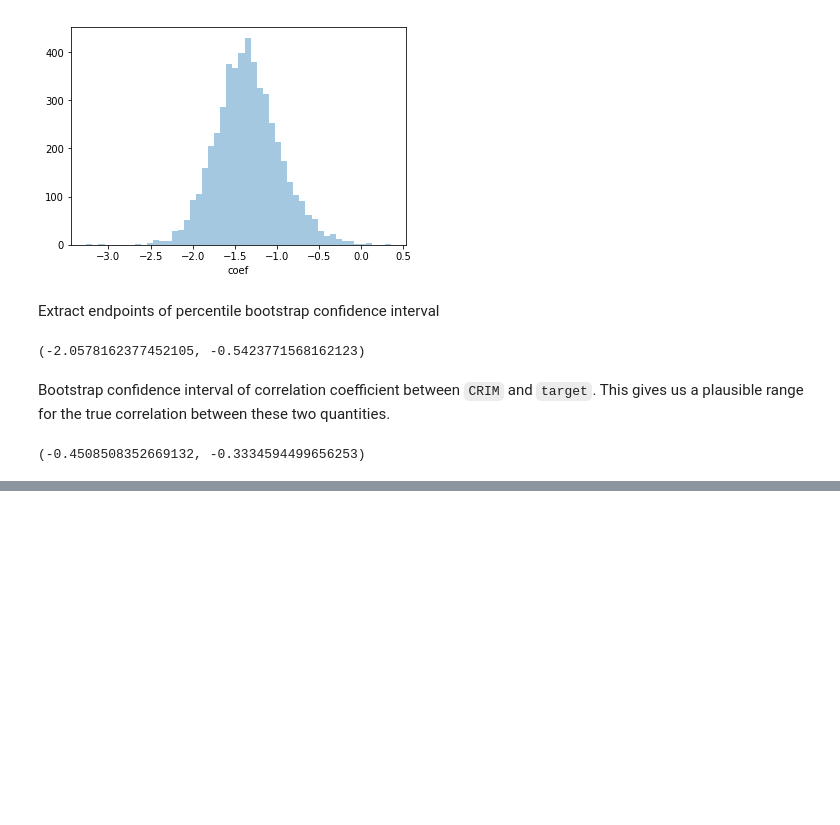
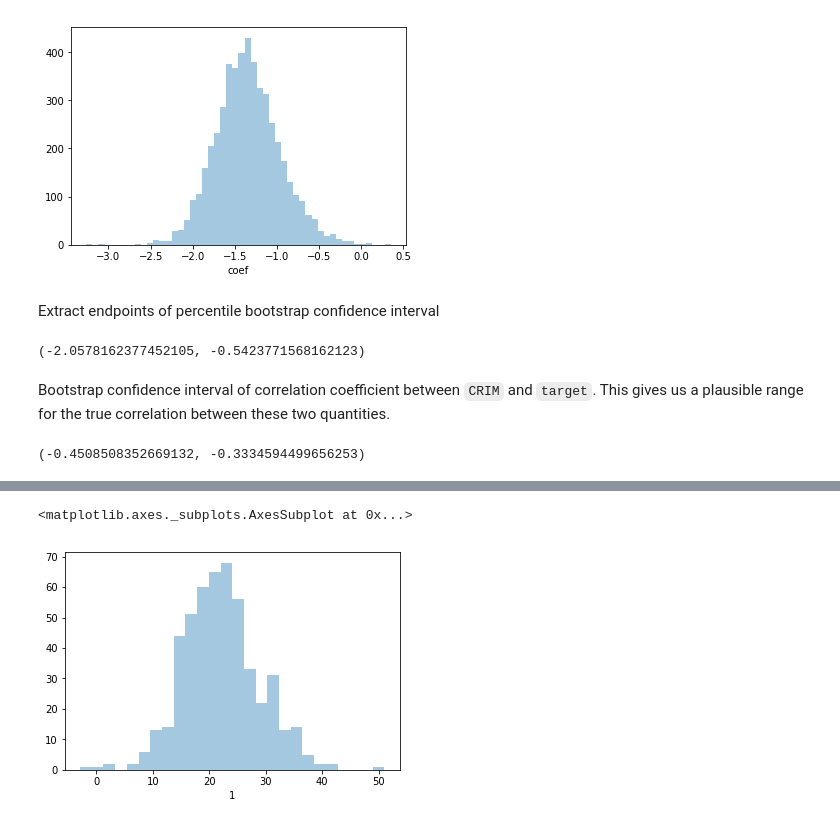
Before and after one commit to jmichuda/resample, a Jupyter notebook: doc/resample.ipynb, the cells around one changed output, grey strips where cells are left out. Drawn from its saved outputs; the diff is of its cells as text; code cells hidden in the pictures; blank space fills up the shorter version.

```diff
--- a/doc/resample.ipynb
+++ b/doc/resample.ipynb
@@ -450,0 +494,5 @@ bootstrap.bootstrap_ci(a=df[["CRIM"]].join(y).values,
+# %%
+sns.distplot(pred_frame.iloc[1, :], kde=False)
+# %% [output]
+<matplotlib.axes._subplots.AxesSubplot at 0x...>
+[figure, added]
```
Also changed, not shown: parts of 36 cells of this notebook.
